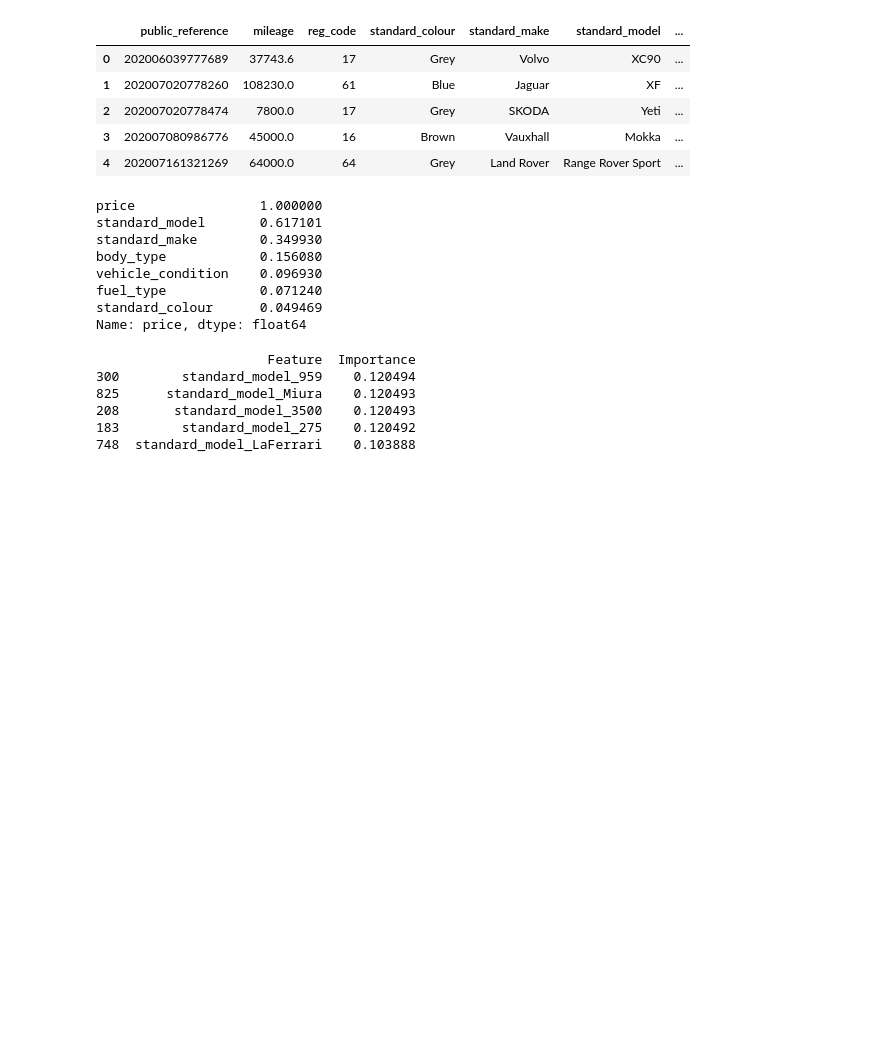
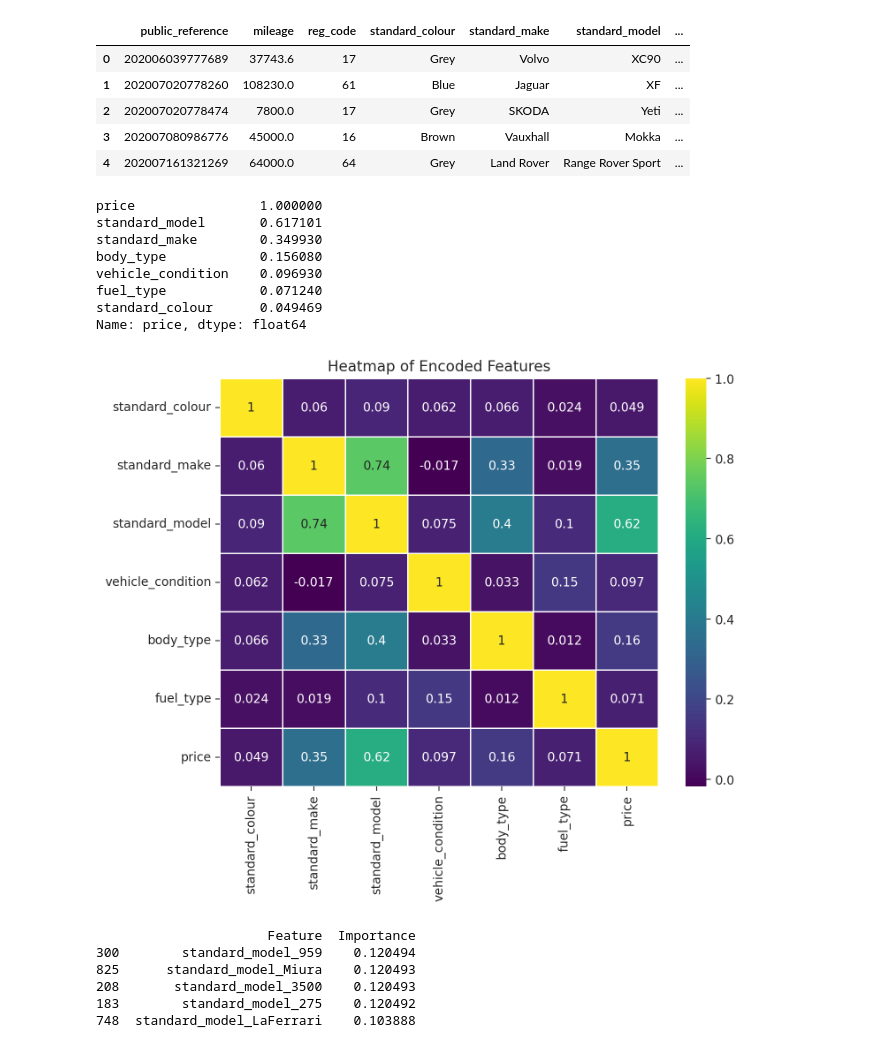
Before and after one commit to kessingtonosazee/GCP_Project_1, a Jupyter notebook: assessment_rrr.ipynb, the cells around one changed output. Saved outputs shown, nothing was run; the diff lists cells and outputs as text; code cells hidden in the pictures; blank space fills up the shorter version.

```diff
--- a/assessment_rrr.ipynb
+++ b/assessment_rrr.ipynb
@@ -282,6 +282,15 @@ vehicle_condition    0.096930
 fuel_type            0.071240
 standard_colour      0.049469
 Name: price, dtype: float64
+# %%
+#Create a heatmap
+
+plt.figure(figsize=(8, 6))
+sns.heatmap(df_encoded.corr(), annot=True, cmap='viridis', linewidths=.5)
+plt.title('Heatmap of Encoded Features')
+plt.show()
+# %% [output]
+[figure, added]
 # %%
 import pandas as pd
 from sklearn.tree import DecisionTreeRegressor
```
Also changed, not shown: parts of 14 cells of this notebook.
